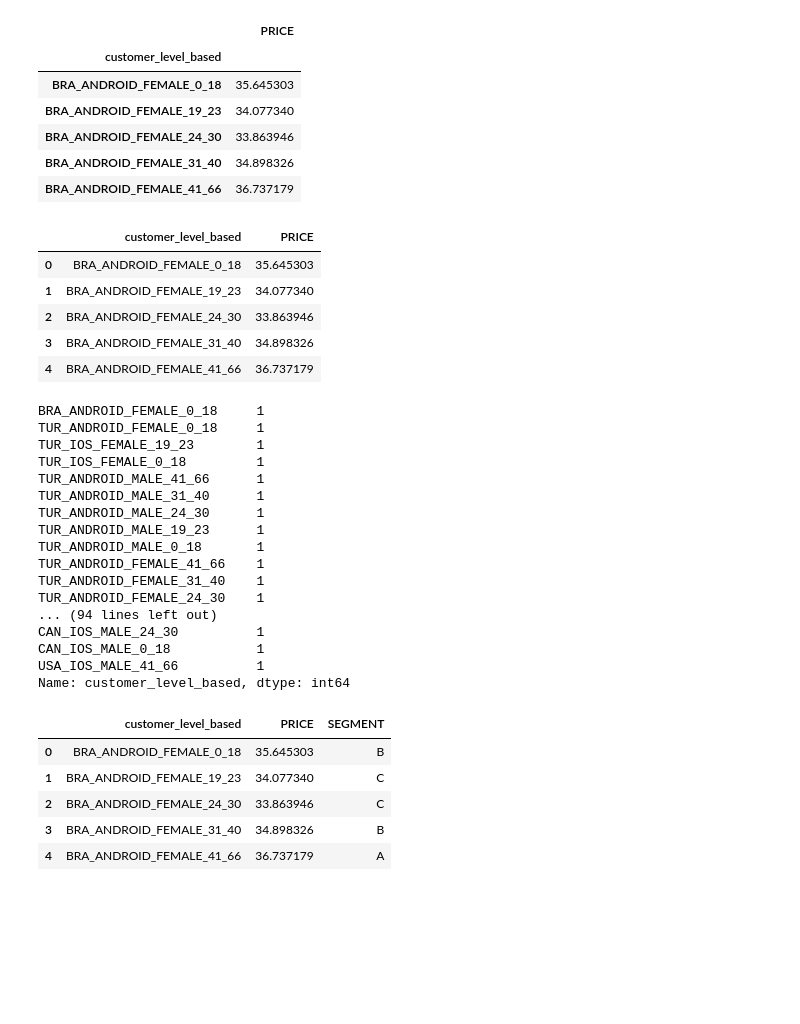
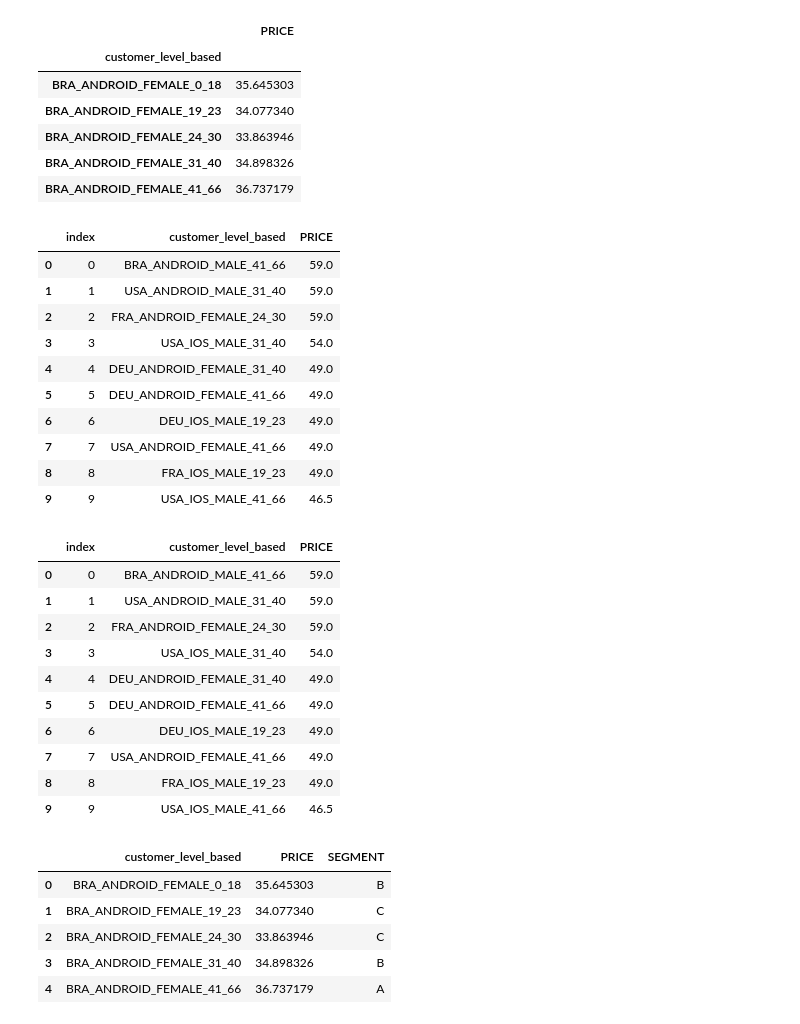
Before and after one commit to senolyldz20/Rule-Based-Classification-Case, a Jupyter notebook: Rule-Based-Classification-Case.ipynb, the cells around one changed output. Drawn from its saved outputs; the diff is of its cells as text; code cells hidden in the pictures; blank space fills up the shorter version.

```diff
--- a/Rule-Based-Classification-Case.ipynb
+++ b/Rule-Based-Classification-Case.ipynb
@@ -296,4 +251,0 @@ agg_df.values[0][0]+"_"+agg_df.values[0][1]+"_"+agg_df.values[0][2]+"_"+agg_df.v
-# %%
-# Gözlem değerlerine nasıl erişiriz?
-for row in agg_df.values:
-    print(row[0].upper() + "_" + row[1].upper() + "_" + row[2].upper() + "_" + row[6].upper())
@@ -412,36 +333,36 @@ agg_df.head()
 # %%
 #customers_level_based index'te yer almaktadır. Bunu değişkene çevirelim.
 
 agg_df = agg_df.reset_index()
-agg_df.head()
+agg_df.head(10)
 # %% [output]
-|  | customer_level_based | PRICE |
-| 0 | BRA_ANDROID_FEMALE_0_18 | 35.645303 |
-| 1 | BRA_ANDROID_FEMALE_19_23 | 34.077340 |
-| 2 | BRA_ANDROID_FEMALE_24_30 | 33.863946 |
-| 3 | BRA_ANDROID_FEMALE_31_40 | 34.898326 |
-| 4 | BRA_ANDROID_FEMALE_41_66 | 36.737179 |
+|  | index | customer_level_based | PRICE |
+| 0 | 0 | BRA_ANDROID_MALE_41_66 | 59.0 |
+| 1 | 1 | USA_ANDROID_MALE_31_40 | 59.0 |
+| 2 | 2 | FRA_ANDROID_FEMALE_24_30 | 59.0 |
+| 3 | 3 | USA_IOS_MALE_31_40 | 54.0 |
+| 4 | 4 | DEU_ANDROID_FEMALE_31_40 | 49.0 |
+| 5 | 5 | DEU_ANDROID_FEMALE_41_66 | 49.0 |
+| 6 | 6 | DEU_IOS_MALE_19_23 | 49.0 |
+| 7 | 7 | USA_ANDROID_FEMALE_41_66 | 49.0 |
+| 8 | 8 | FRA_IOS_MALE_19_23 | 49.0 |
+| 9 | 9 | USA_IOS_MALE_41_66 | 46.5 |
 # %%
 # Kontrol edelim. her bir persona'nın 1 tane olmasını bekleriz.
 agg_df["customer_level_based"].value_counts()
+agg_df.head(10)
 # %% [output]
-BRA_ANDROID_FEMALE_0_18     1
-TUR_ANDROID_FEMALE_0_18     1
-TUR_IOS_FEMALE_19_23        1
-TUR_IOS_FEMALE_0_18         1
-TUR_ANDROID_MALE_41_66      1
-TUR_ANDROID_MALE_31_40      1
-TUR_ANDROID_MALE_24_30      1
-TUR_ANDROID_MALE_19_23      1
-TUR_ANDROID_MALE_0_18       1
-TUR_ANDROID_FEMALE_41_66    1
-TUR_ANDROID_FEMALE_31_40    1
-TUR_ANDROID_FEMALE_24_30    1
-... (94 lines left out)
-CAN_IOS_MALE_24_30          1
-CAN_IOS_MALE_0_18           1
-USA_IOS_MALE_41_66          1
-Name: customer_level_based, dtype: int64
+|  | index | customer_level_based | PRICE |
+| 0 | 0 | BRA_ANDROID_MALE_41_66 | 59.0 |
+| 1 | 1 | USA_ANDROID_MALE_31_40 | 59.0 |
+| 2 | 2 | FRA_ANDROID_FEMALE_24_30 | 59.0 |
+| 3 | 3 | USA_IOS_MALE_31_40 | 54.0 |
+| 4 | 4 | DEU_ANDROID_FEMALE_31_40 | 49.0 |
+| 5 | 5 | DEU_ANDROID_FEMALE_41_66 | 49.0 |
+| 6 | 6 | DEU_IOS_MALE_19_23 | 49.0 |
+| 7 | 7 | USA_ANDROID_FEMALE_41_66 | 49.0 |
+| 8 | 8 | FRA_IOS_MALE_19_23 | 49.0 |
+| 9 | 9 | USA_IOS_MALE_41_66 | 46.5 |
 # %%
 # GÖREV 7: Yeni müşterileri bu segmentlere göre sınıflandırınız.
 # segmentleri "SEGMENT" isimlendirmesi ile agg_df'e ekleyiniz,
```
Also changed, not shown: parts of 10 cells of this notebook.
